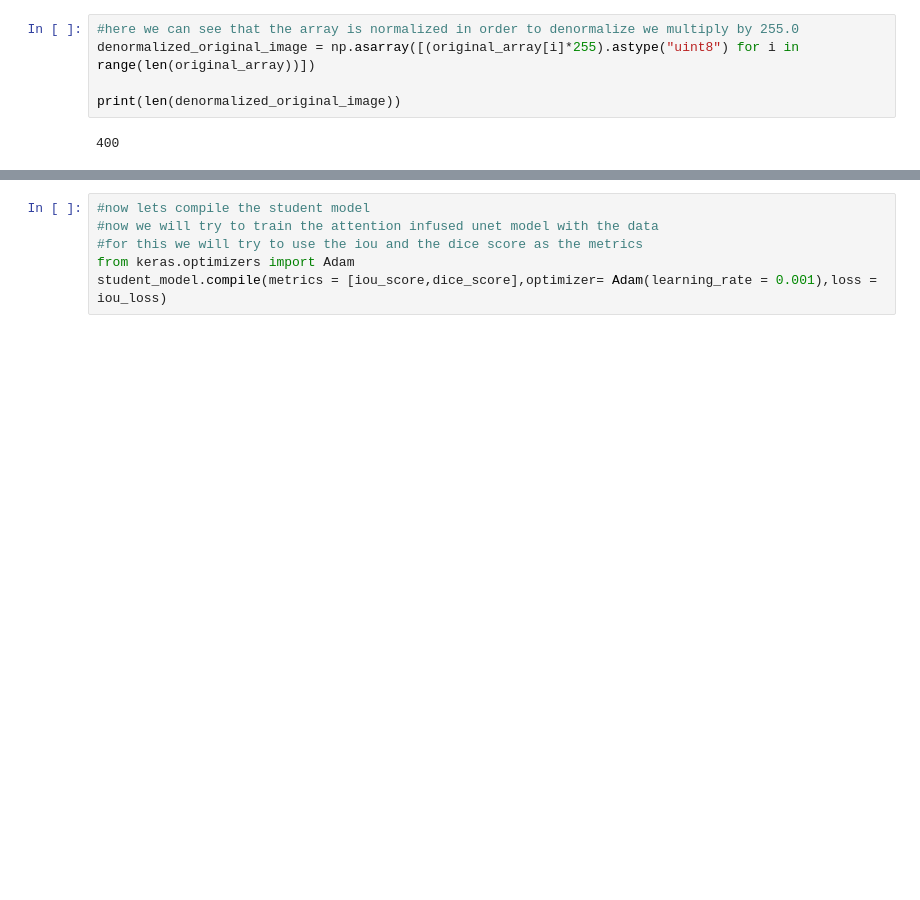
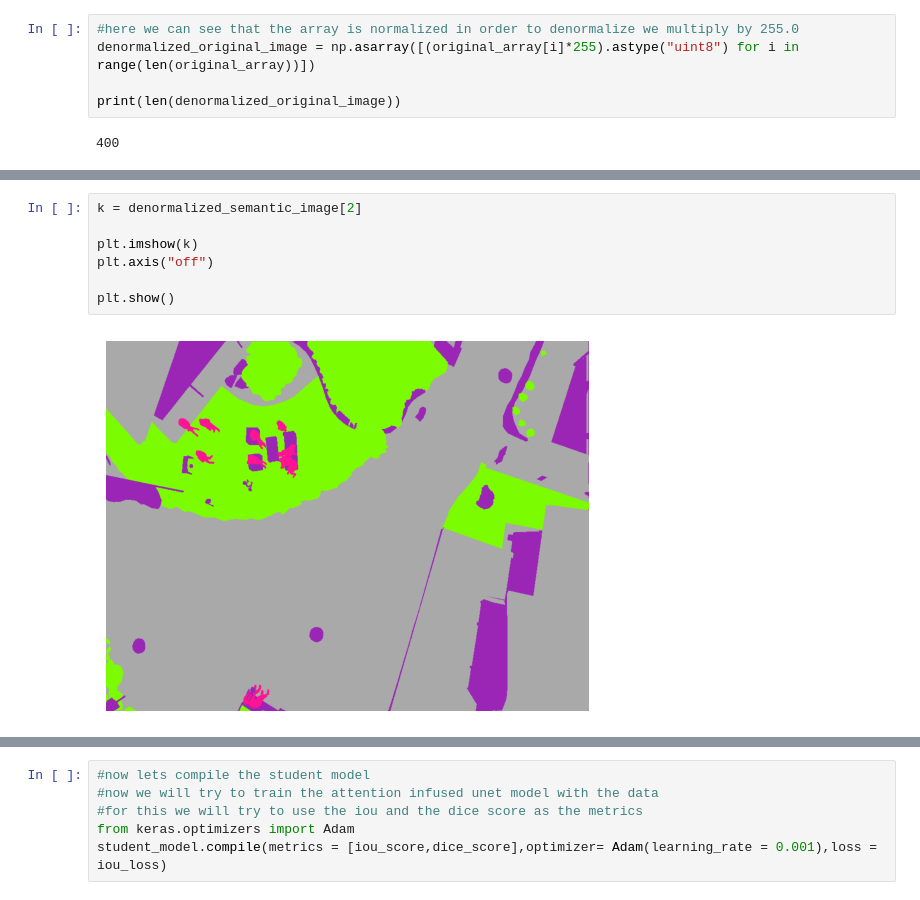
Before and after one commit to Arpitsinghvampire/computer_vision, a Jupyter notebook: drone-dataset.ipynb, the cells around one changed output, grey strips where cells are left out. Drawn from its saved outputs; the diff is of its cells as text; blank space fills up the shorter version.

```diff
--- a/drone-dataset.ipynb
+++ b/drone-dataset.ipynb
@@ -519,3 +663,12 @@ plt.show()
+# %%
+k = denormalized_semantic_image[2]
+
+plt.imshow(k)
+plt.axis("off")
+
+plt.show()
+# %% [output]
+[figure, added]
 # %%
 #now lets create the student model
 from tensorflow.keras.layers import Input, Conv2D, AveragePooling2D, UpSampling2D, Concatenate
```
Also changed, not shown: parts of 19 cells of this notebook.
